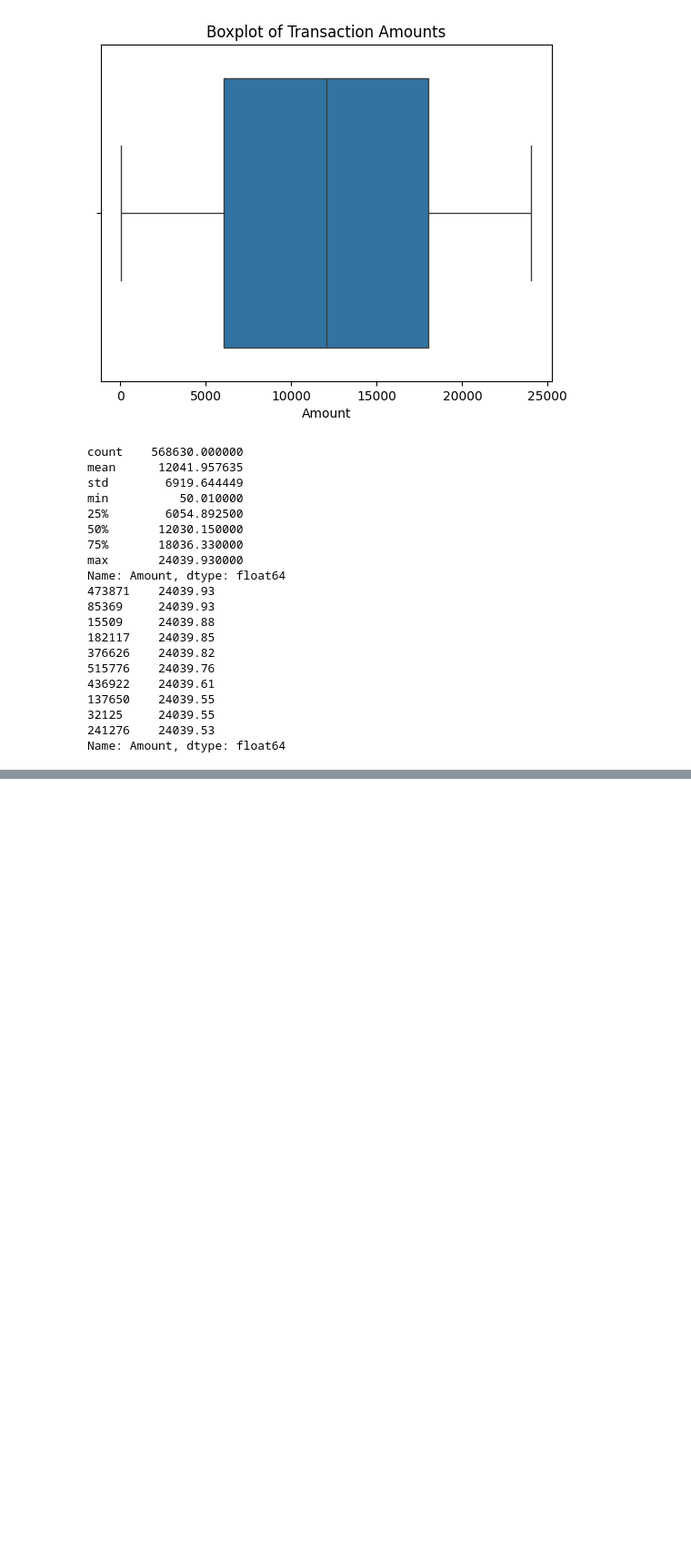
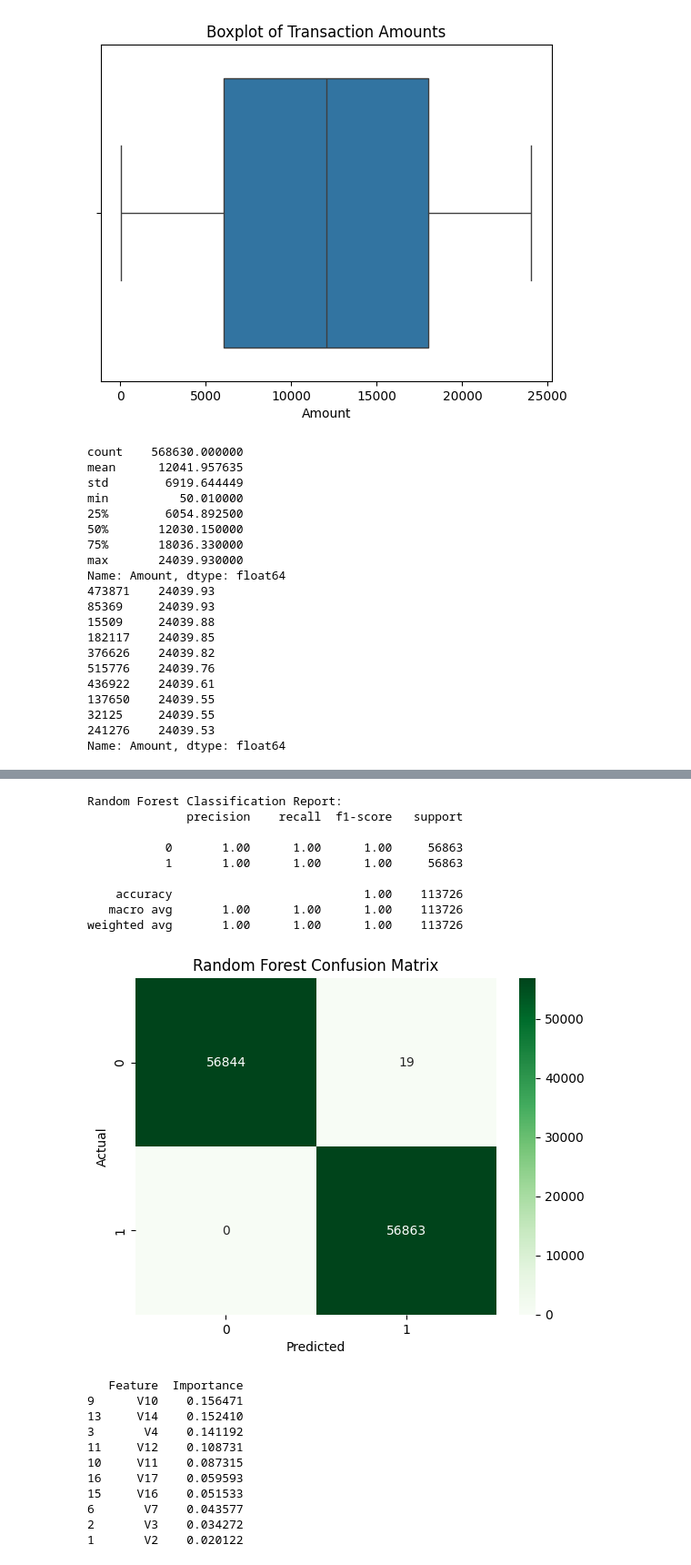
Before and after one commit to ElM3roM3ro/Credit-Card-Fraud-Detection, a Jupyter notebook: notebooks/fraud_detection.ipynb, the cells around one changed output, grey strips where cells are left out. Shown at 91% size. Saved outputs shown, nothing was run; the diff lists cells and outputs as text; code cells hidden in the pictures; blank space fills up the shorter version.

```diff
--- a/notebooks/fraud_detection.ipynb
+++ b/notebooks/fraud_detection.ipynb
@@ -155,0 +180,71 @@ LogisticRegression(max_iter=5000)
+# %%
+#Train a radnom forest on resampled data
+
+from sklearn.ensemble import RandomForestClassifier
+
+# Train on SMOTE-resampled data
+rf_model = RandomForestClassifier(
+    n_estimators=100,         # number of trees
+    random_state=42,
+    class_weight='balanced'   # handles imbalance (even with SMOTE, adds safety)
+)
+
+rf_model.fit(X_train_resampled, y_train_resampled)
+
+
+from sklearn.metrics import classification_report, confusion_matrix
+import seaborn as sns
+import matplotlib.pyplot as plt
+
+# Predict
+y_rf_pred = rf_model.predict(X_test)
+
+# Classification report
+print("Random Forest Classification Report:")
+print(classification_report(y_test, y_rf_pred))
+
+# Confusion matrix
+conf_matrix = confusion_matrix(y_test, y_rf_pred)
+sns.heatmap(conf_matrix, annot=True, fmt='d', cmap='Greens')
+plt.xlabel("Predicted")
+plt.ylabel("Actual")
+plt.title("Random Forest Confusion Matrix")
+plt.show()
+
+
+
+##Feature importance
+import pandas as pd
+import numpy as np
+
+importances = rf_model.feature_importances_
+feature_names = X.columns  # original columns before train/test split
+
+importance_df = pd.DataFrame({
+    'Feature': feature_names,
+    'Importance': importances
+}).sort_values(by='Importance', ascending=False)
+
+print(importance_df.head(10))
+# %% [output]
+Random Forest Classification Report:
+              precision    recall  f1-score   support
+
+           0       1.00      1.00      1.00     56863
+           1       1.00      1.00      1.00     56863
+
+    accuracy                           1.00    113726
+   macro avg       1.00      1.00      1.00    113726
+weighted avg       1.00      1.00      1.00    113726
+[figure, added]
+   Feature  Importance
+9      V10    0.156471
+13     V14    0.152410
+3       V4    0.141192
+11     V12    0.108731
+10     V11    0.087315
+16     V17    0.059593
+15     V16    0.051533
+6       V7    0.043577
+2       V3    0.034272
+1       V2    0.020122
```
Also changed, not shown: parts of 4 cells of this notebook.
